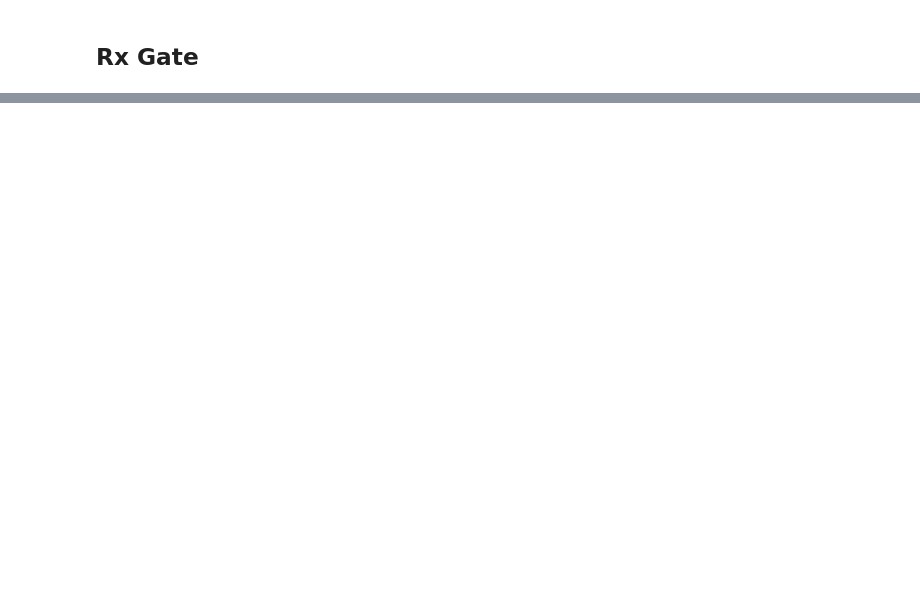
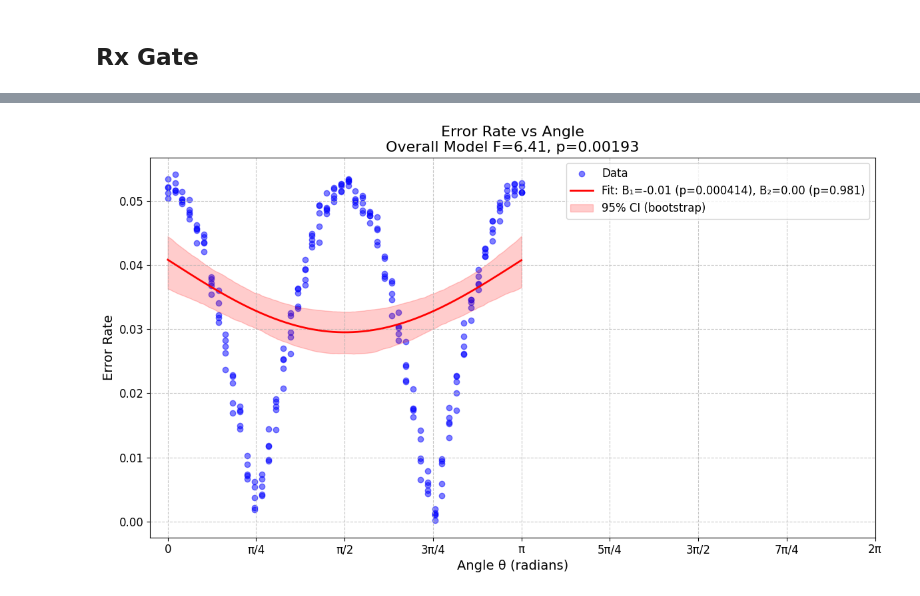
Before and after one commit to Rafe-code/qaoa_err_invest, a Jupyter notebook: error_rx_by_angle.ipynb, the cells around one changed output, grey strips where cells are left out. Saved outputs shown, nothing was run; the diff lists cells and outputs as text; code cells hidden in the pictures; blank space fills up the shorter version.

```diff
--- a/error_rx_by_angle.ipynb
+++ b/error_rx_by_angle.ipynb
@@ -148,0 +120,92 @@ qc.draw("mpl")
+# %%
+import pandas as pd
+import numpy as np
+import statsmodels.api as sm
+import matplotlib.pyplot as plt
+
+# 1. Load the data
+data = pd.read_csv("data/2_processed/rx_investigation_results.csv")
+
+# If your angles are in degrees, uncomment:
+# data["angle"] = np.deg2rad(data["angle"])
+
+# 2. Build predictors
+data["sin_angle"] = np.sin(data["angle"])
+data["cos_angle"] = np.cos(data["angle"])
+
+X = data[["sin_angle", "cos_angle"]]
+X = sm.add_constant(X)
+y = data["error_rate"]
+
+# 3. Fit the regression model
+model = sm.OLS(y, X).fit()
+
+# 4. Extract parameters
+params = model.params
+pvalues = model.pvalues
+
+beta_0 = params["const"]
+beta_1 = params["sin_angle"]
+beta_2 = params["cos_angle"]
+
+p_beta_1 = pvalues["sin_angle"]
+p_beta_2 = pvalues["cos_angle"]
+
+# Overall F-test
+f_stat = model.fvalue
+f_pvalue = model.f_pvalue
+
+# 5. Predict over fine angle grid
+angle_fine = np.linspace(0, np.pi, 500)
+sin_fine = np.sin(angle_fine)
+cos_fine = np.cos(angle_fine)
+
+X_pred = np.column_stack((np.ones_like(angle_fine), sin_fine, cos_fine))
+y_pred = X_pred @ params.values  # predicted mean
+
+# 6. Bootstrap confidence intervals
+n_bootstrap = 1000
+y_bootstrap = np.zeros((n_bootstrap, len(angle_fine)))
+
+np.random.seed(42)  # for reproducibility
+
+for i in range(n_bootstrap):
+    sample = data.sample(frac=1, replace=True)
+    X_sample = sm.add_constant(sample[["sin_angle", "cos_angle"]])
+    y_sample = sample["error_rate"]
+    model_sample = sm.OLS(y_sample, X_sample).fit()
+    params_sample = model_sample.params
+    y_bootstrap[i] = X_pred @ params_sample.values
+
+lower_bound = np.percentile(y_bootstrap, 2.5, axis=0)
+upper_bound = np.percentile(y_bootstrap, 97.5, axis=0)
+
+# 7. Plot
+plt.figure(figsize=(12, 7))
+
+# Raw data points
+plt.scatter(data["angle"], data["error_rate"], color="blue", alpha=0.5, label="Data")
+
+# Fitted curve
+plt.plot(angle_fine, y_pred, color="red", lw=2,
+         label=f"Fit: B₁={beta_1:.2f} (p={p_beta_1:.3g}), B₂={beta_2:.2f} (p={p_beta_2:.3g})")
+
+# Confidence bands
+plt.fill_between(angle_fine, lower_bound, upper_bound, color="red", alpha=0.2, label="95% CI (bootstrap)")
+
+plt.xlabel("Angle θ (radians)", fontsize=14)
+plt.ylabel("Error Rate", fontsize=14)
+plt.title(f"Error Rate vs Angle\nOverall Model F={f_stat:.2f}, p={f_pvalue:.3g}", fontsize=16)
+plt.xticks(np.linspace(0, 2*np.pi, 9),
+           ["0", "π/4", "π/2", "3π/4", "π", "5π/4", "3π/2", "7π/4", "2π"],
+           fontsize=12)
+plt.yticks(fontsize=12)
+plt.grid(True, linestyle="--", alpha=0.7)
+plt.legend(fontsize=12)
+plt.tight_layout()
+plt.show()
+
+# 8. Print model summary (optional but highly recommended)
+print(model.summary())
+# %% [output]
+[figure, added]
```
Also changed, not shown: parts of 13 cells of this notebook, 6 other files.
